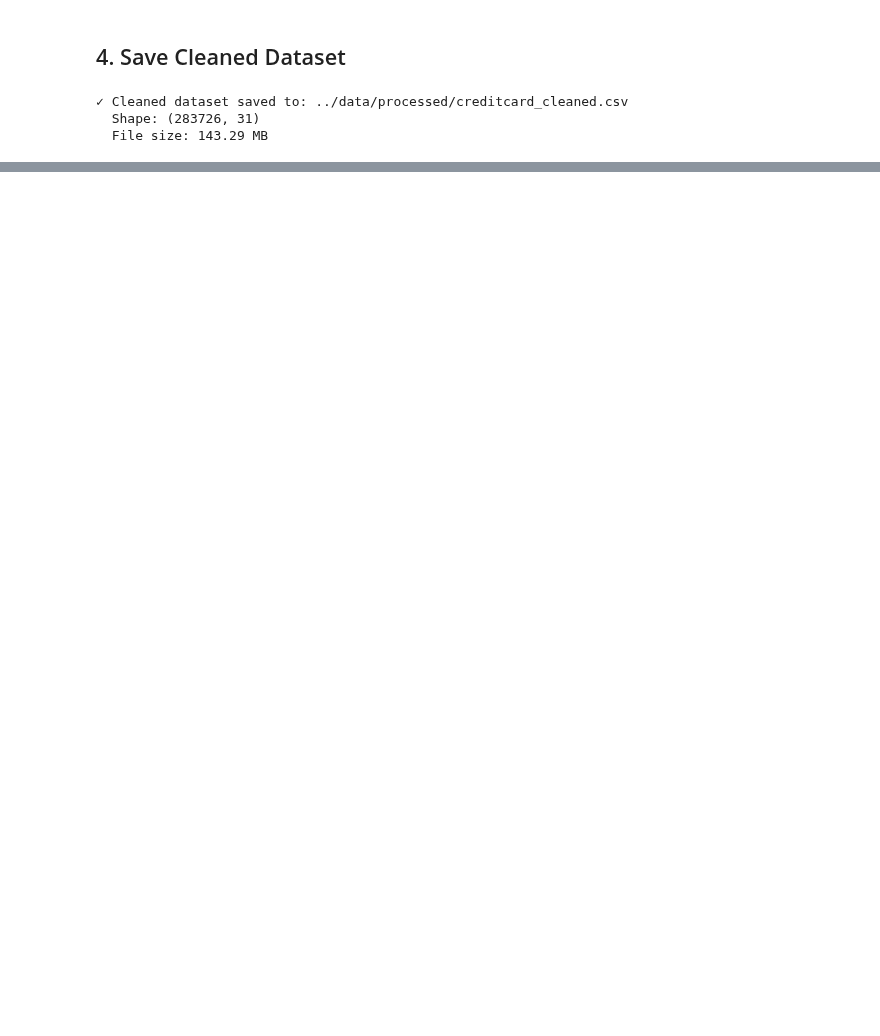
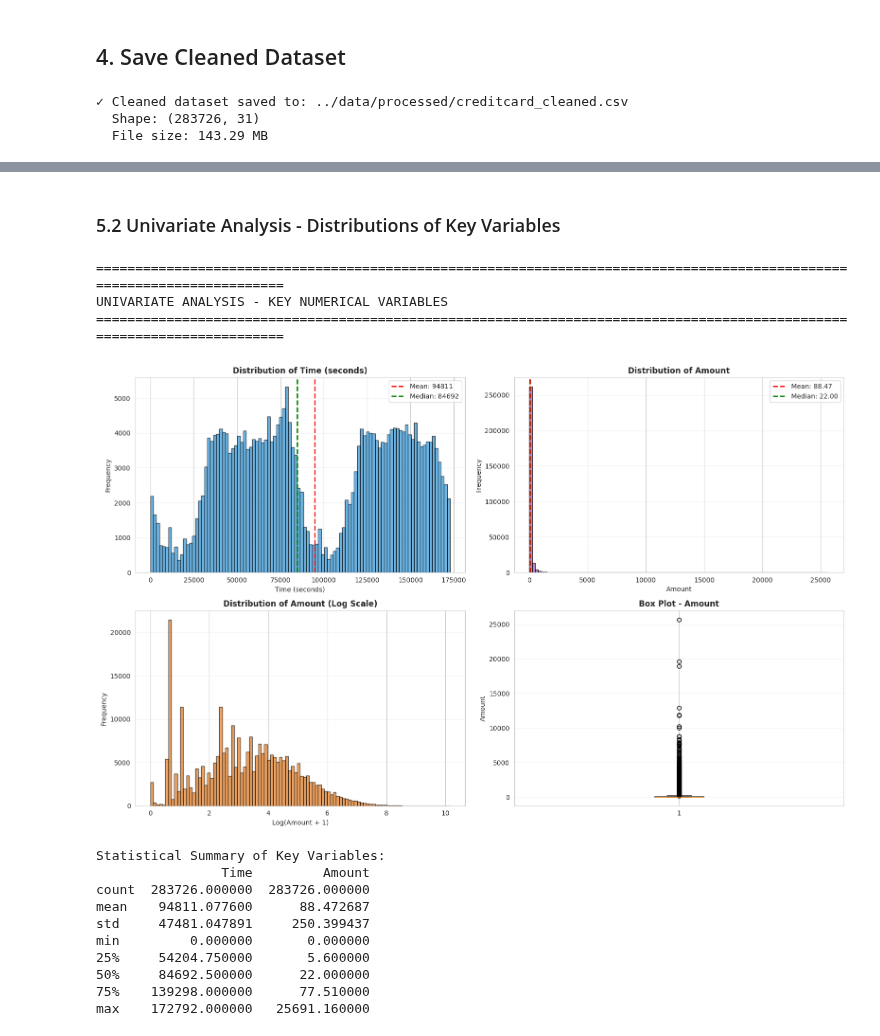
Before and after one commit to habeneyasu/fraud-shield-ml, a Jupyter notebook: notebooks/eda-creditcard.ipynb, the cells around one changed output, grey strips where cells are left out. Drawn from its saved outputs; the diff is of its cells as text; code cells hidden in the pictures; blank space fills up the shorter version.

```diff
--- a/notebooks/eda-creditcard.ipynb
+++ b/notebooks/eda-creditcard.ipynb
@@ -457,0 +560,69 @@ print(f"  File size: {cleaned_file_path.stat().st_size / (1024*1024):.2f} MB")
+# %% [markdown]
+### 5.2 Univariate Analysis - Distributions of Key Variables
+# %%
+# Key numerical variables distribution
+print("=" * 120)
+print("UNIVARIATE ANALYSIS - KEY NUMERICAL VARIABLES")
+print("=" * 120)
+
+fig, axes = plt.subplots(2, 2, figsize=(16, 10))
+
+# Time distribution
+axes[0, 0].hist(df['Time'], bins=100, color='#3498db', alpha=0.7, edgecolor='black')
+axes[0, 0].set_title('Distribution of Time (seconds)', fontsize=12, fontweight='bold')
+axes[0, 0].set_xlabel('Time (seconds)', fontsize=10)
+axes[0, 0].set_ylabel('Frequency', fontsize=10)
+axes[0, 0].grid(axis='y', alpha=0.3)
+mean_time = df['Time'].mean()
+median_time = df['Time'].median()
+axes[0, 0].axvline(mean_time, color='red', linestyle='--', linewidth=2, label=f'Mean: {mean_time:.0f}')
+axes[0, 0].axvline(median_time, color='green', linestyle='--', linewidth=2, label=f'Median: {median_time:.0f}')
+axes[0, 0].legend()
+
+# Amount distribution (log scale for better visualization)
+axes[0, 1].hist(df['Amount'], bins=100, color='#9b59b6', alpha=0.7, edgecolor='black')
+axes[0, 1].set_title('Distribution of Amount', fontsize=12, fontweight='bold')
+axes[0, 1].set_xlabel('Amount', fontsize=10)
+axes[0, 1].set_ylabel('Frequency', fontsize=10)
+axes[0, 1].grid(axis='y', alpha=0.3)
+mean_amount = df['Amount'].mean()
+median_amount = df['Amount'].median()
+axes[0, 1].axvline(mean_amount, color='red', linestyle='--', linewidth=2, label=f'Mean: {mean_amount:.2f}')
+axes[0, 1].axvline(median_amount, color='green', linestyle='--', linewidth=2, label=f'Median: {median_amount:.2f}')
+axes[0, 1].legend()
+
+# Amount distribution (log scale)
+df['Amount_log'] = np.log1p(df['Amount'])  # log1p to handle zeros
+axes[1, 0].hist(df['Amount_log'], bins=100, color='#e67e22', alpha=0.7, edgecolor='black')
+axes[1, 0].set_title('Distribution of Amount (Log Scale)', fontsize=12, fontweight='bold')
+axes[1, 0].set_xlabel('Log(Amount + 1)', fontsize=10)
+axes[1, 0].set_ylabel('Frequency', fontsize=10)
+axes[1, 0].grid(axis='y', alpha=0.3)
+
+# Box plot for Amount
+axes[1, 1].boxplot(df['Amount'], vert=True)
+axes[1, 1].set_title('Box Plot - Amount', fontsize=12, fontweight='bold')
+axes[1, 1].set_ylabel('Amount', fontsize=10)
+axes[1, 1].grid(axis='y', alpha=0.3)
+
+plt.tight_layout()
+plt.show()
+
+# Statistical summary
+print("\nStatistical Summary of Key Variables:")
+print(df[['Time', 'Amount']].describe())
+# %% [output]
+========================================================================================================================
+UNIVARIATE ANALYSIS - KEY NUMERICAL VARIABLES
+========================================================================================================================
+[figure, added]
+Statistical Summary of Key Variables:
+                Time         Amount
+count  283726.000000  283726.000000
+mean    94811.077600      88.472687
+std     47481.047891     250.399437
+min         0.000000       0.000000
+25%     54204.750000       5.600000
+50%     84692.500000      22.000000
+75%    139298.000000      77.510000
+max    172792.000000   25691.160000
```
Also changed, not shown: parts of 14 cells of this notebook.
